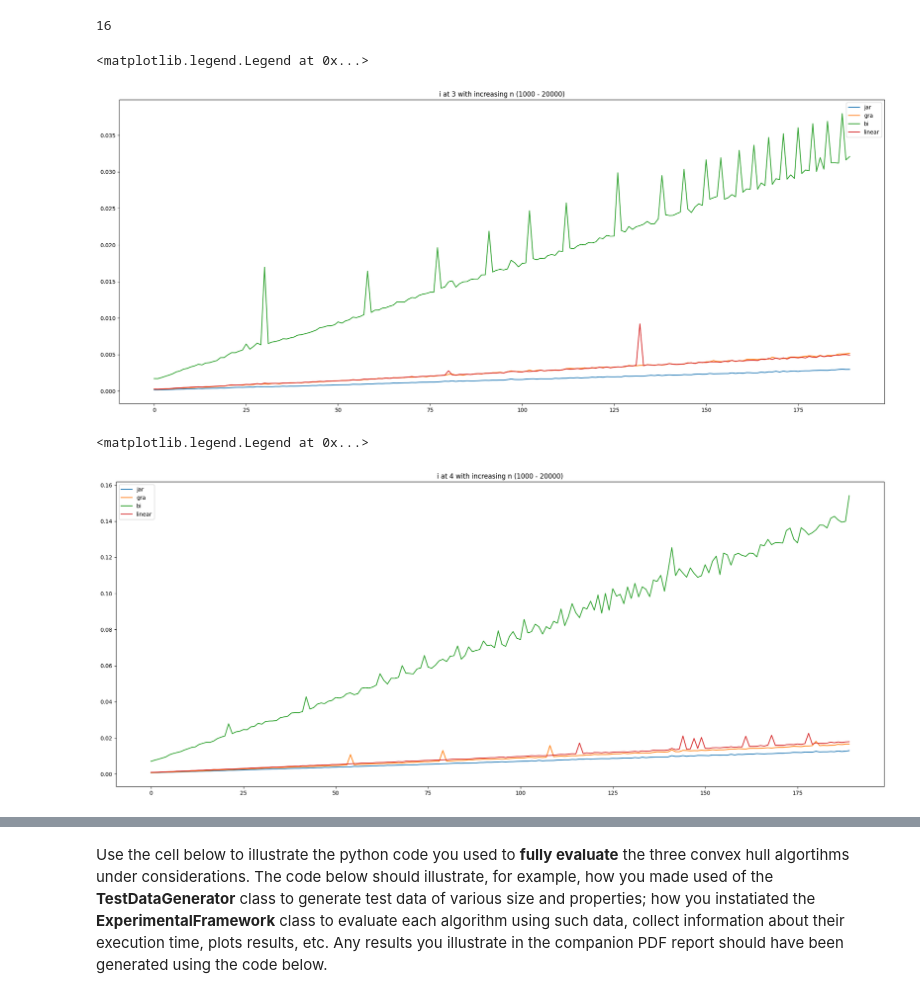
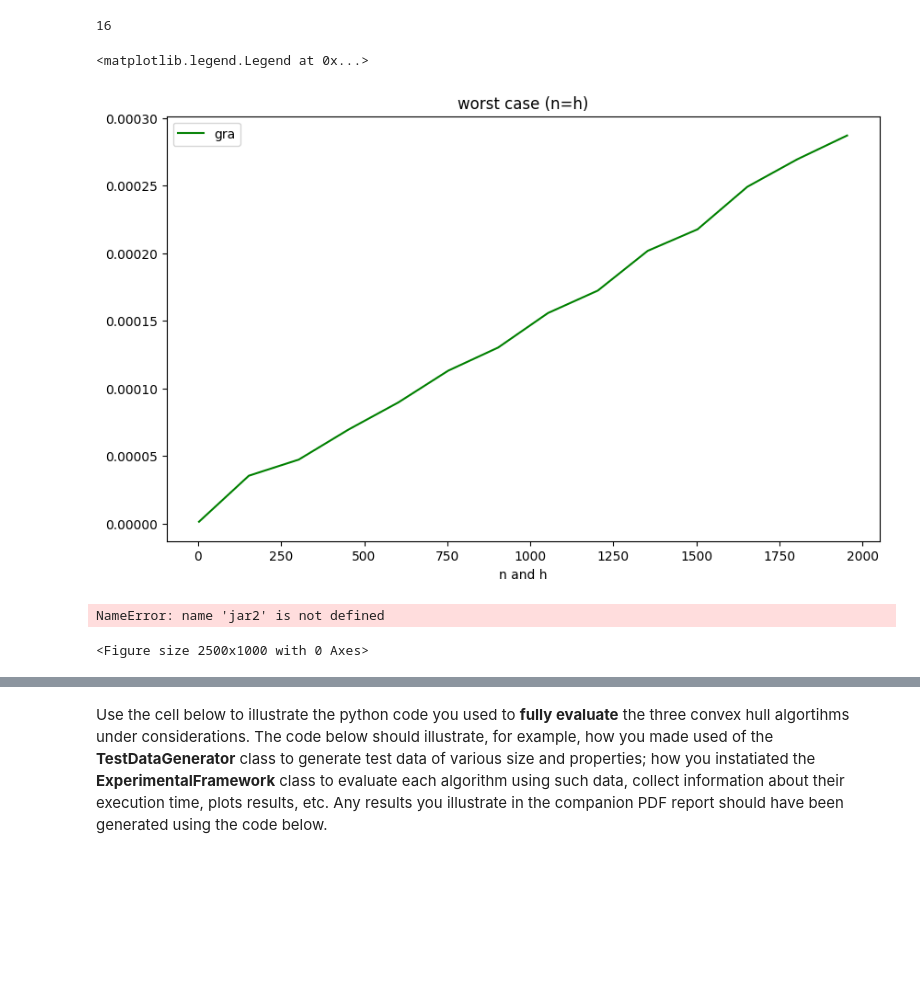
Before and after one commit to AidCheng/Gesture-Recognition, a Jupyter notebook: grp-003-0005code.ipynb, the cells around one changed output, grey strips where cells are left out. Drawn from its saved outputs; the diff is of its cells as text; code cells hidden in the pictures; blank space fills up the shorter version.

```diff
--- a/grp-003-0005code.ipynb
+++ b/grp-003-0005code.ipynb
@@ -318,9 +426,13 @@ def chen(inputSet):
 # %%
 def linear(points):
+    """
+    Linear implementation of Jarvis March
+    1. Divide each section and run graham scan to filter points
+    2. Run Jarvis March on the filtered points
+    """
     def divide_points(points, h):
         return [points[i:i + h] for i in range(0, len(points), h)]
 
-    n = len(points)
     incomplete_convex = True
     times = 2
     while incomplete_convex :
@@ -331,10 +443,6 @@ def linear(points):
             filtered_points.extend(graham_scan(section))
         incomplete_convex, result = jarvis(filtered_points, h)
         times += 1
-     # Visualisation of the global convex hulls
-    # x = [point[0] for point in result]
-    # y = [point[1] for point in result]
-    # plt.plot(x, y, marker='o', color = 'black')
 # %% [markdown]
 Use the cell below to implement the **synthetic data generator** needed by your experimental framework (including any auxiliary data structures and functions you might need - be mindful of code readability and reusability).
 # %%
@@ -504,9 +612,10 @@ gra1 = []
 bi1 = []
 line1 = []
 jar1 = []
-
-for n in range(1000,20000,100):
-    i = 3
+X = []
+for n in range(3,2000,150):
+    X.append(n)
+    i = n
     points = TestDataGenerator(n, i).points
     j_t, g_t, b_t, l_t = 0, 0, 0, 0
     for i in range(3):
@@ -532,16 +641,17 @@ for n in range(1000,20000,100):
     line1.append(l_t/ 10)
 # %%
 
-plt.figure(figsize=(25,10))
-plt.plot(jar1, label = 'jar', marker = '')
-plt.plot(gra1, label = 'gra', marker = '')
-plt.plot(bi1, label = 'bi', marker = '')
-plt.plot(line1, label = 'linear', marker = '')
-plt.title("i at 3 with increasing n (1000 - 20000)")
+plt.figure(figsize=(10,6))
+# plt.plot(X,jar1, label = 'jar', marker = '',color = 'r')
+plt.plot(X,gra1, label = 'gra', marker = '', color = 'g')
+# plt.plot(X,bi1, label = 'bi', marker = '', color = 'b')
+# plt.plot(X,line1, label = 'linear', marker = '', color = 'orange')
+plt.xlabel('n and h')
+plt.title("worst case (n=h)")
 plt.legend()
 # %% [output]
 <matplotlib.legend.Legend at 0x...>
-[figure, old version]
+[figure, new version]
 # %%
 # Test the efficiency with increasing n
 gra2 = []
@@ -579,12 +689,12 @@ plt.figure(figsize=(25,10))
 plt.plot(jar2, label = 'jar', marker = '')
 plt.plot(gra2, label = 'gra', marker = '')
 plt.plot(bi2, label = 'bi', marker = '')
-plt.plot(line2, label = 'linear', marker = '')
+plt.plot(line2, label = 'chen', marker = '')
 plt.title("i at 4 with increasing n (1000 - 20000)")
 plt.legend()
 # %% [output]
-<matplotlib.legend.Legend at 0x...>
+NameError: name 'jar2' is not defined
-[figure, removed]
+<Figure size 2500x1000 with 0 Axes>
 # %%
 # Test the efficiency with increasing n
 gra3 = []
```
Also changed, not shown: parts of 28 cells of this notebook.
